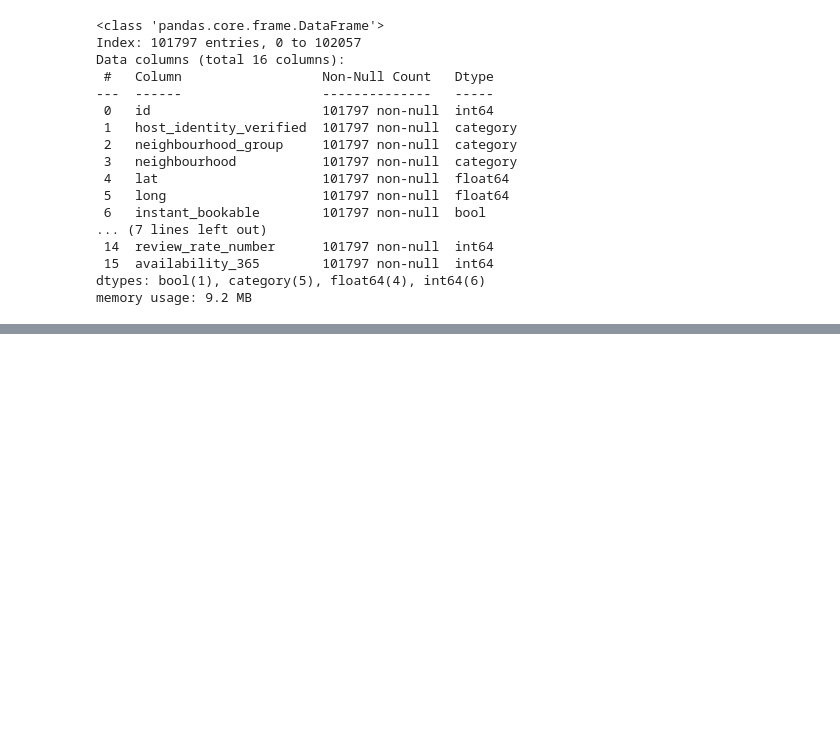
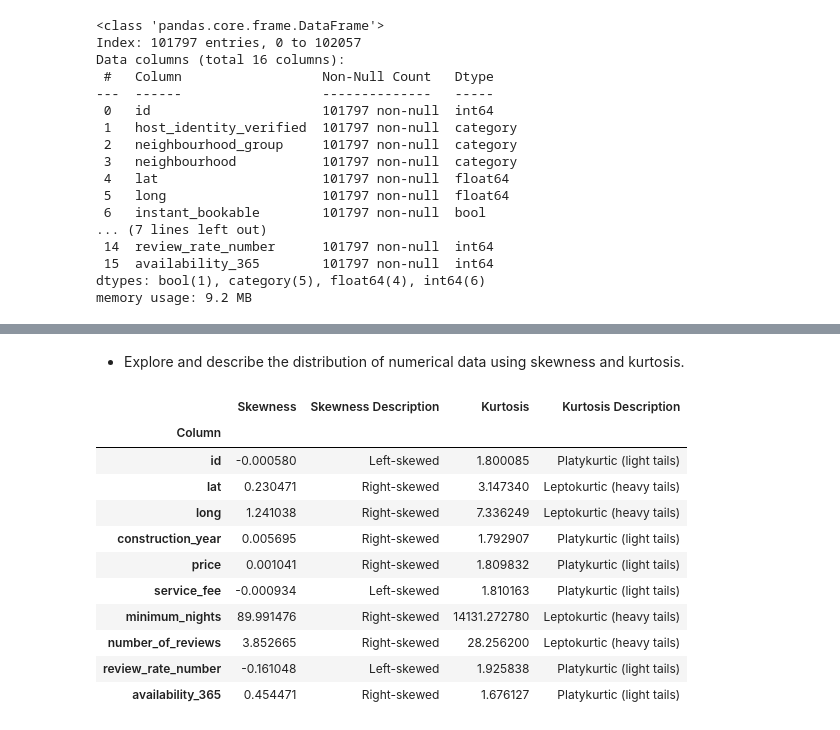
Before and after one commit to tuhanren/Airbnb-Data-Analysis, a Jupyter notebook: Final_Project_Group15.ipynb, the cells around one changed output, grey strips where cells are left out. Cells and saved outputs as stored; diff of their text form; code cells hidden in the pictures; blank space fills up the shorter version.

```diff
--- a/Final_Project_Group15.ipynb
+++ b/Final_Project_Group15.ipynb
@@ -619,0 +828,20 @@ df.to_csv('df_cleaned.csv', index=False)
+# %% [markdown]
+
+
+*   Explore and describe the distribution of numerical data using skewness and kurtosis.
+# %%
+# Calculate the skewness and kurtosis for all numeric columns
+explore_distribution(df)
+# %% [output]
+|  | Skewness | Skewness Description | Kurtosis | Kurtosis Description |
+| Column |  |  |  |  |
+| id | -0.000580 | Left-skewed | 1.800085 | Platykurtic (light tails) |
+| lat | 0.230471 | Right-skewed | 3.147340 | Leptokurtic (heavy tails) |
+| long | 1.241038 | Right-skewed | 7.336249 | Leptokurtic (heavy tails) |
+| construction_year | 0.005695 | Right-skewed | 1.792907 | Platykurtic (light tails) |
+| price | 0.001041 | Right-skewed | 1.809832 | Platykurtic (light tails) |
+| service_fee | -0.000934 | Left-skewed | 1.810163 | Platykurtic (light tails) |
+| minimum_nights | 89.991476 | Right-skewed | 14131.272780 | Leptokurtic (heavy tails) |
+| number_of_reviews | 3.852665 | Right-skewed | 28.256200 | Leptokurtic (heavy tails) |
+| review_rate_number | -0.161048 | Left-skewed | 1.925838 | Platykurtic (light tails) |
+| availability_365 | 0.454471 | Right-skewed | 1.676127 | Platykurtic (light tails) |
```
Also changed, not shown: parts of 11 cells of this notebook.
